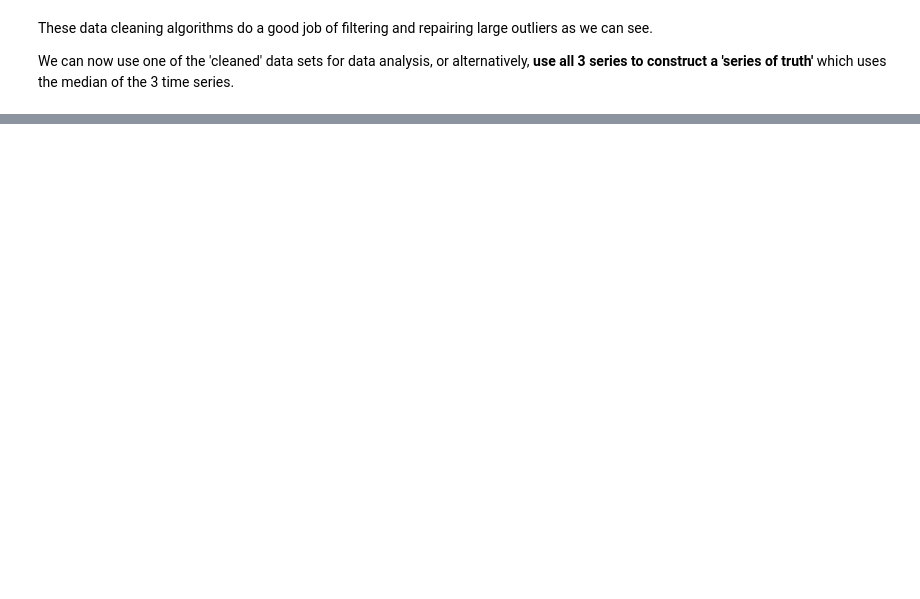
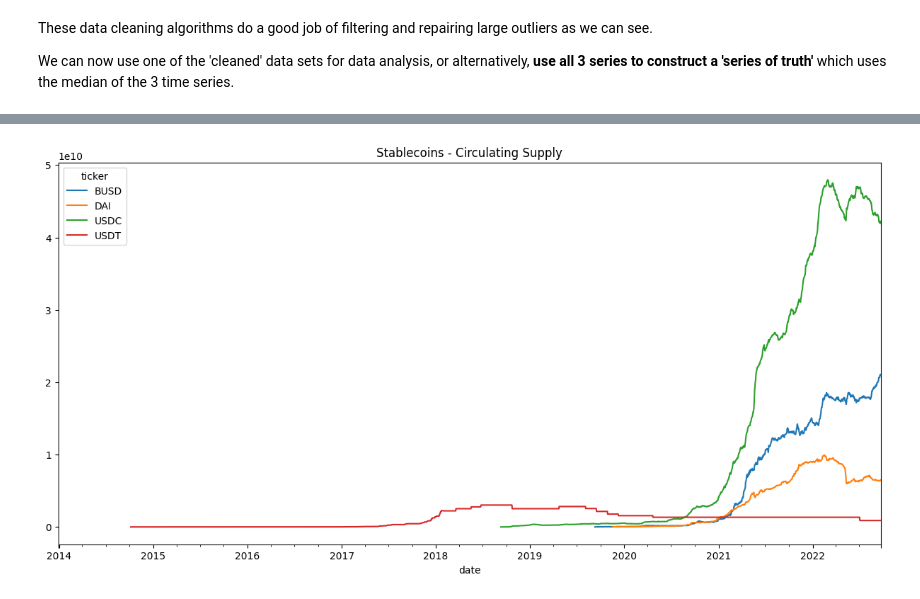
Before and after one commit to systamental/cryptodatapy, a Jupyter notebook: docs/example.ipynb, the cells around one changed output, grey strips where cells are left out. Cells and saved outputs as stored; diff of their text form; code cells hidden in the pictures; blank space fills up the shorter version.

```diff
--- a/docs/example.ipynb
+++ b/docs/example.ipynb
@@ -198,0 +344,4 @@ dc = DataCatalog()
+# %%
+cm_supply_list = GetData(data_req).get_meta(method='get_onchain_tickers_list', data_req=data_req)
+# %%
+cm_sc_list = [asset for asset in cm_supply_list if asset.upper() in top_sc_list]
@@ -198,0 +354,4 @@ dc = DataCatalog()
+# %%
+data_req = DataRequest(source='coinmetrics', tickers=cm_sc_list, fields=['supply_circ', 'ref_rate_usd'])
+# %%
+df = GetData(data_req).get_series()
@@ -198,0 +375,4 @@ dc = DataCatalog()
+# %%
+df.unstack().supply_circ.plot(title='Stablecoins - Circulating Supply', figsize=(15,7));
+# %% [output]
+[figure, added]
```
Also changed, not shown: parts of 171 cells of this notebook.
